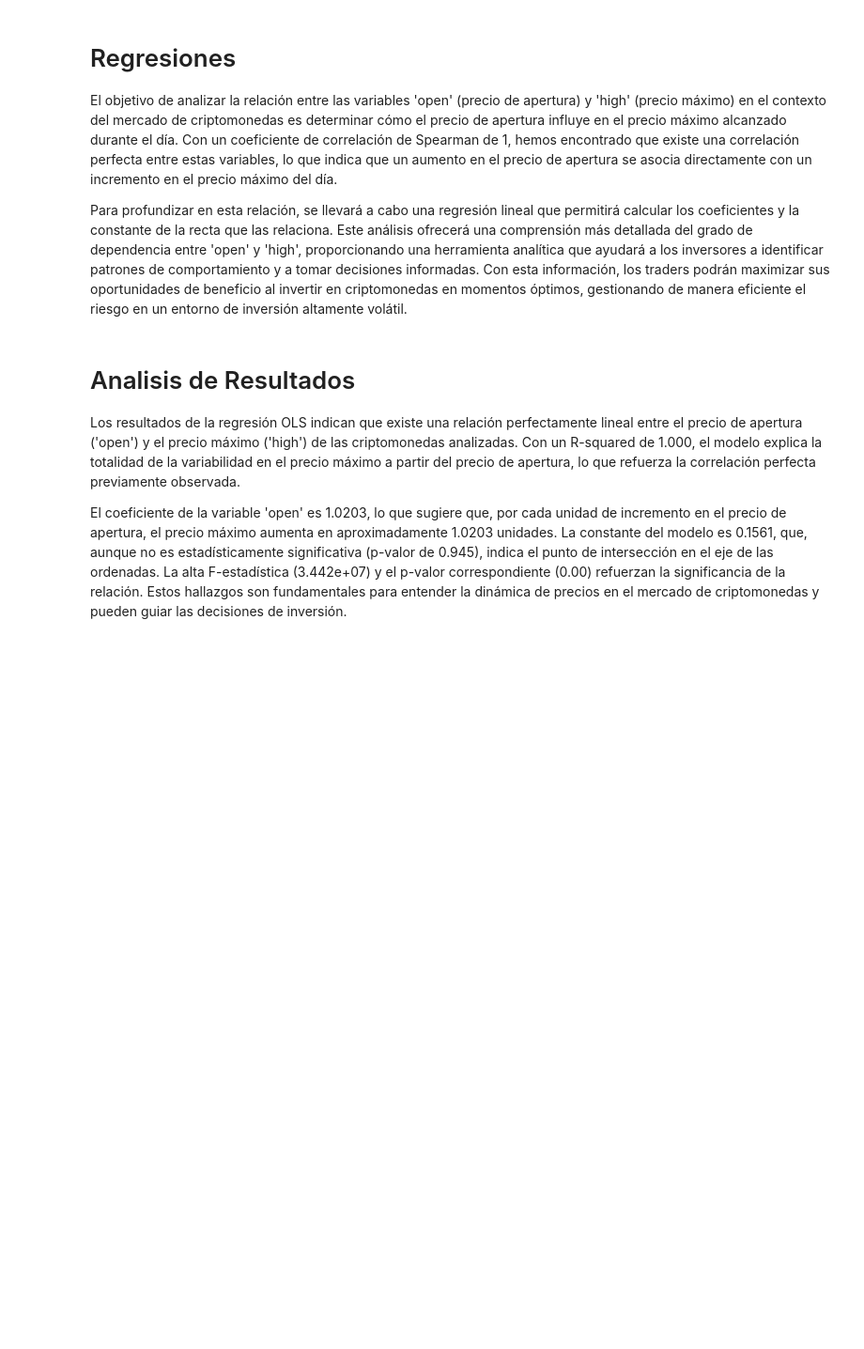
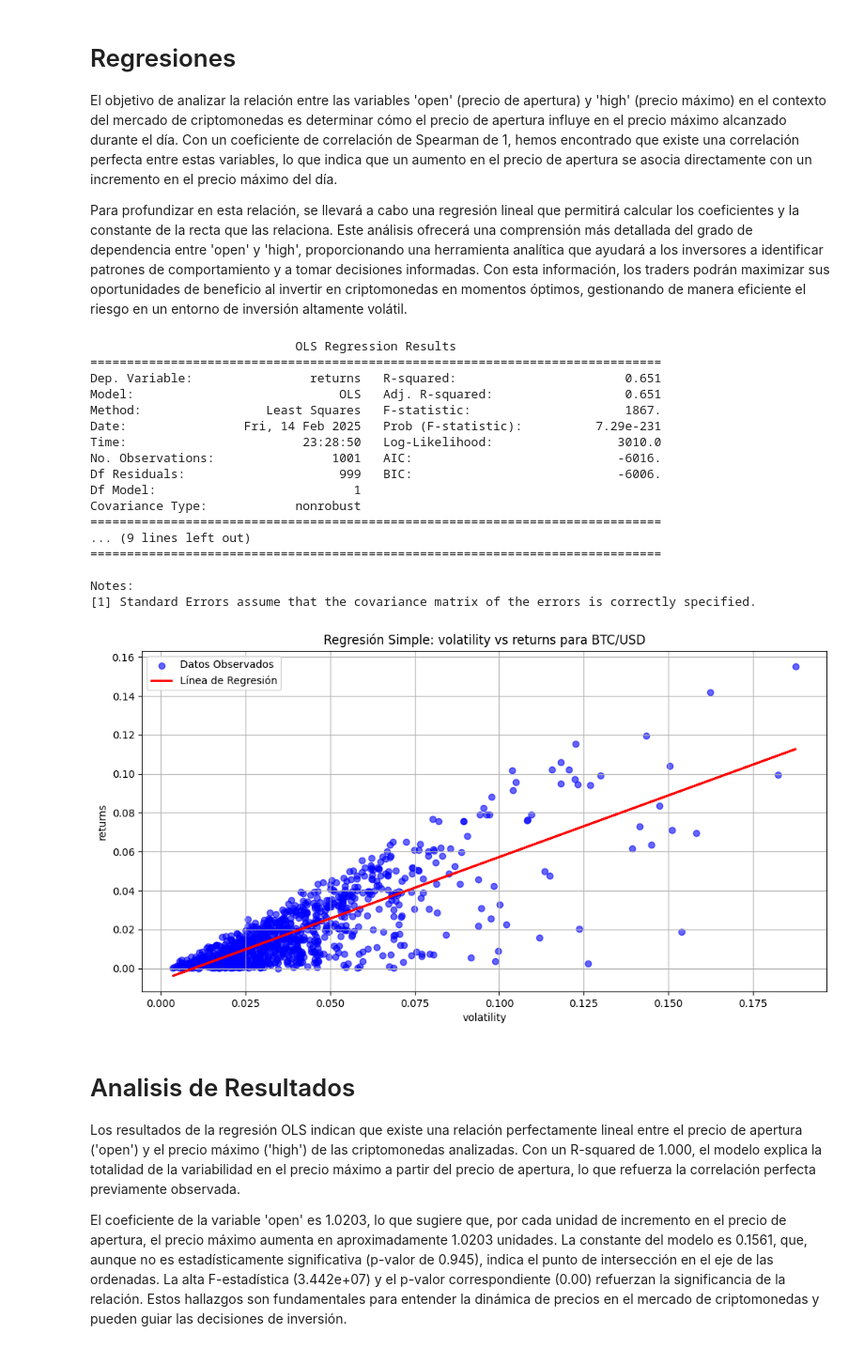
Before and after one commit to ArcanoxXx-01/Crypto, a Jupyter notebook: notebooks/presentation.ipynb, the cells around one changed output. Shown at 94% size. Saved outputs shown, nothing was run; the diff lists cells and outputs as text; code cells hidden in the pictures; blank space fills up the shorter version.

```diff
--- a/notebooks/presentation.ipynb
+++ b/notebooks/presentation.ipynb
@@ -109,14 +179,33 @@ Para profundizar en esta relación, se llevará a cabo una regresión lineal que
 # %%
 import sys
 import os
 # Agregar la carpeta 'src' al path
 sys.path.append(os.path.abspath(os.path.join('..', 'src')))
 
 import regresion_simple as rs
 import importlib
 importlib.reload(rs)
 
-rs.simple_regresion(1000, 'high', 'open', 'BTC/USD')
+rs.simple_regresion(1000, 'volatility', 'returns', 'BTC/USD')
+# %% [output]
+                            OLS Regression Results
+==============================================================================
+Dep. Variable:                returns   R-squared:                       0.651
+Model:                            OLS   Adj. R-squared:                  0.651
+Method:                 Least Squares   F-statistic:                     1867.
+Date:                Fri, 14 Feb 2025   Prob (F-statistic):          7.29e-231
+Time:                        23:28:50   Log-Likelihood:                 3010.0
+No. Observations:                1001   AIC:                            -6016.
+Df Residuals:                     999   BIC:                            -6006.
+Df Model:                           1
+Covariance Type:            nonrobust
+==============================================================================
+... (9 lines left out)
+==============================================================================
+
+Notes:
+[1] Standard Errors assume that the covariance matrix of the errors is correctly specified.
+[figure, added]
 # %% [markdown]
 # Analisis de Resultados
 Los resultados de la regresión OLS indican que existe una relación perfectamente lineal entre el precio de apertura ('open') y el precio máximo ('high') de las criptomonedas analizadas. Con un R-squared de 1.000, el modelo explica la totalidad de la variabilidad en el precio máximo a partir del precio de apertura, lo que refuerza la correlación perfecta previamente observada.
```
Also changed, not shown: parts of 21 cells of this notebook, 2 other files.
